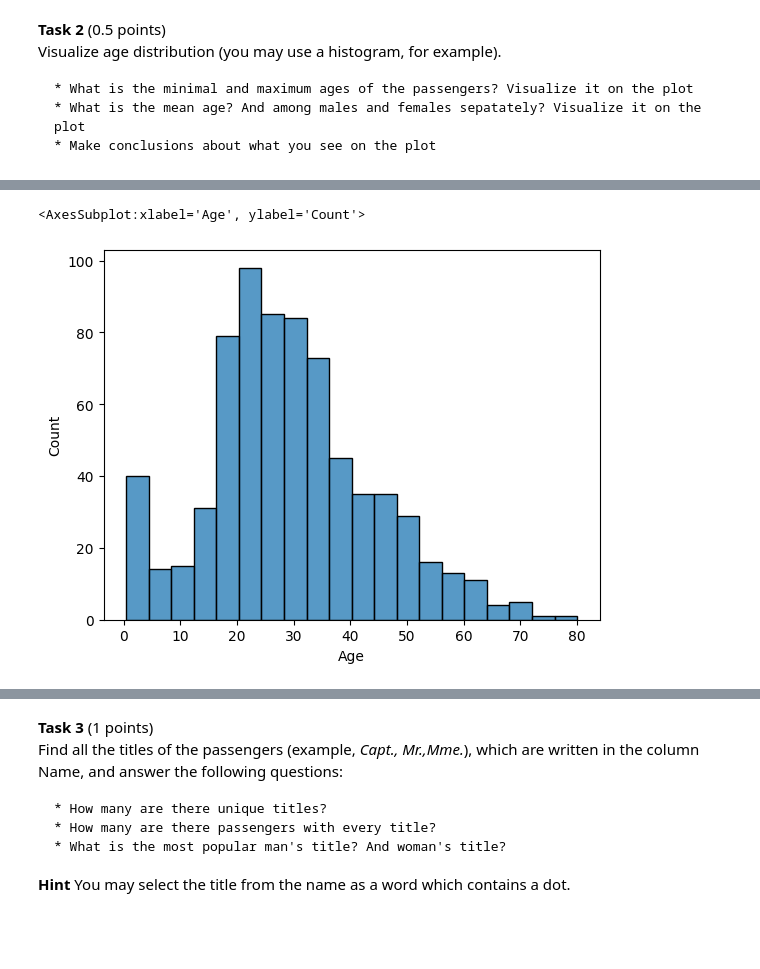
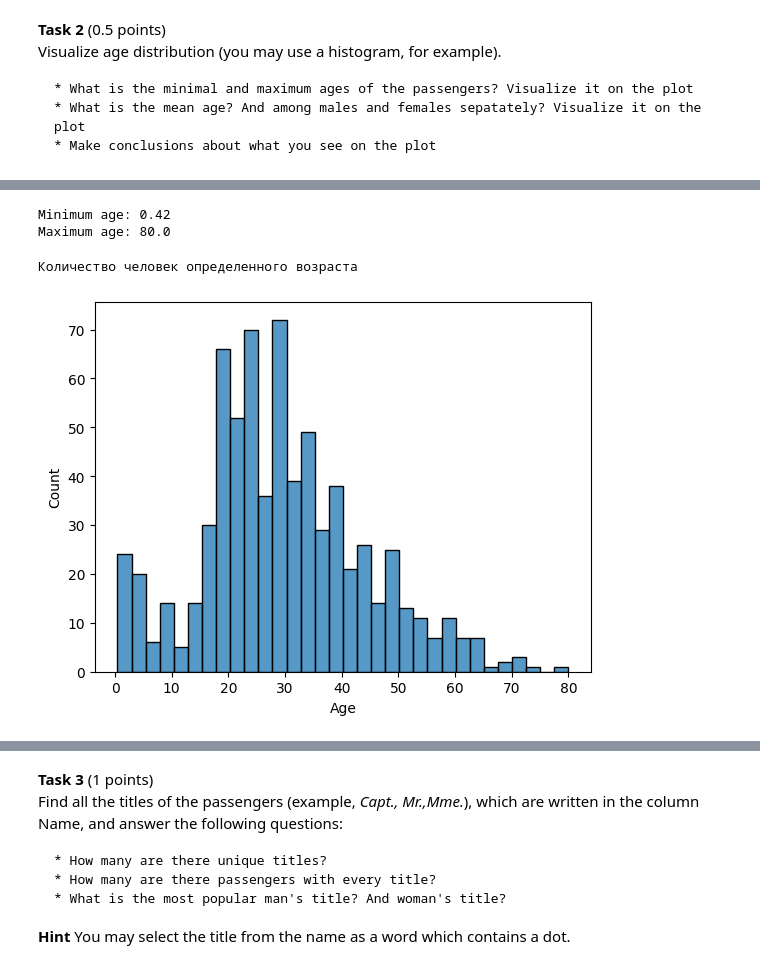
Before and after one commit to riizeron/ml_hse, a Jupyter notebook: hw/hw1/hw1_2022.ipynb, the cells around one changed output, grey strips where cells are left out. Drawn from its saved outputs; the diff is of its cells as text; code cells hidden in the pictures; blank space fills up the shorter version.

```diff
--- a/hw/hw1/hw1_2022.ipynb
+++ b/hw/hw1/hw1_2022.ipynb
@@ -472,5 +469,12 @@ plt.plot(dataset.Age)
+# %%
+print(f"Minimum age: {dataset.Age.min()}")
+print(f"Maximum age: {dataset.Age.max()}")
+# %% [output]
+Minimum age: 0.42
+Maximum age: 80.0
 # %%
-sns.histplot(dataset.Age)
+sns.histplot(dataset.Age, bins=32)
+print("Количество человек определенного возраста")
 # %% [output]
-<AxesSubplot:xlabel='Age', ylabel='Count'>
+Количество человек определенного возраста
-[figure, old version]
+[figure, new version]
```
Also changed, not shown: parts of 22 cells of this notebook.
